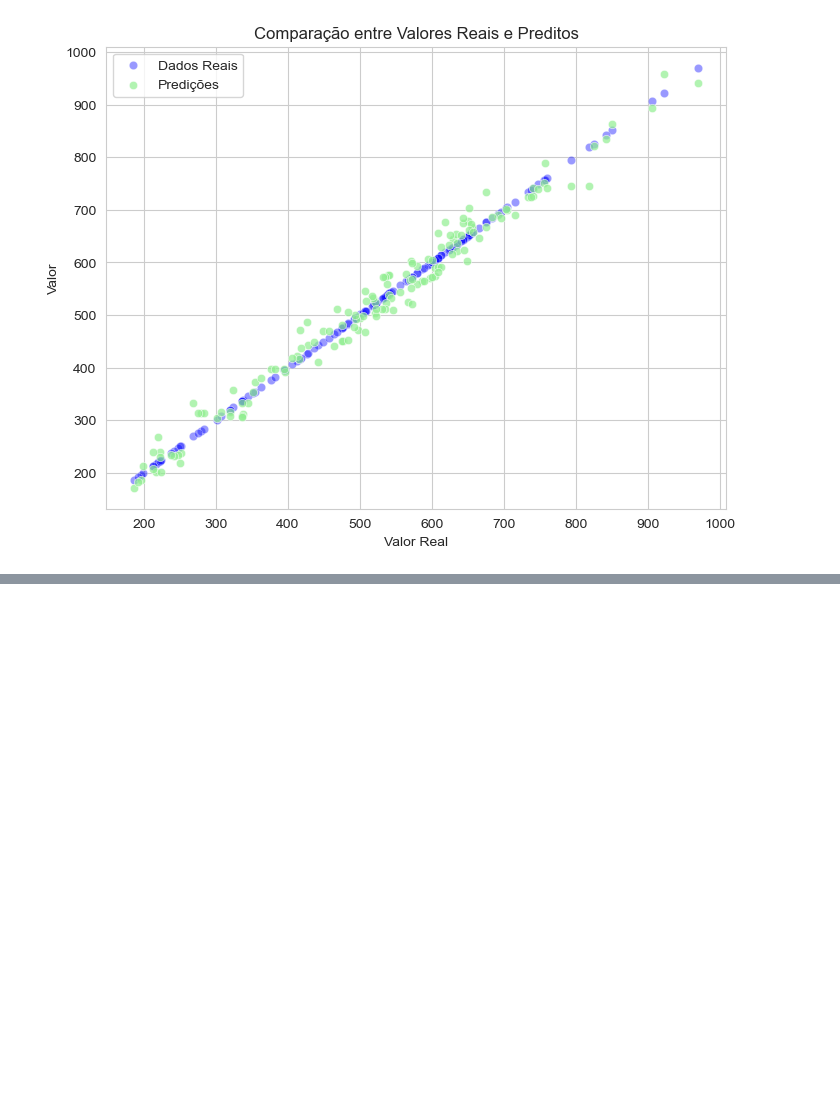
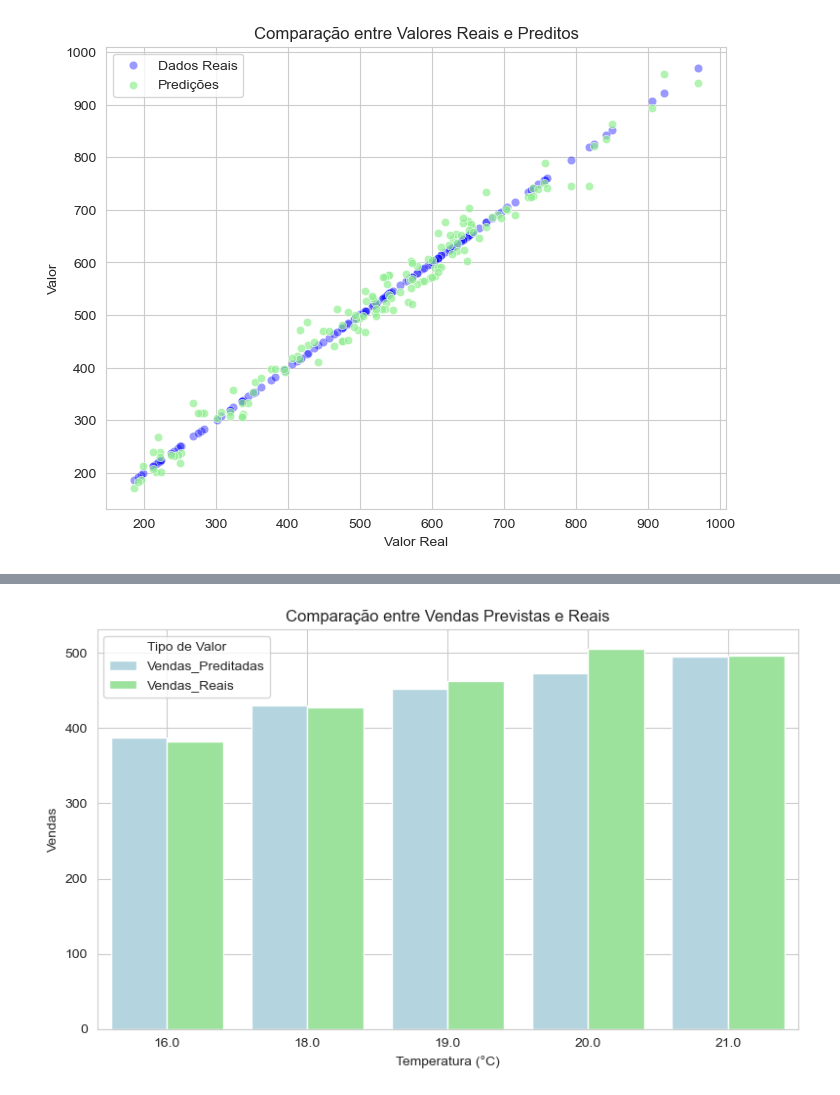
Before and after one commit to JulioFZ00/Portifolio_DataScience, a Jupyter notebook: Projeto_EDA_RegressaoLinear/exploracao_dados_vendas_sorvete.ipynb, the cells around one changed output, grey strips where cells are left out. Saved outputs shown, nothing was run; the diff lists cells and outputs as text; code cells hidden in the pictures; blank space fills up the shorter version.

```diff
--- a/Projeto_EDA_RegressaoLinear/exploracao_dados_vendas_sorvete.ipynb
+++ b/Projeto_EDA_RegressaoLinear/exploracao_dados_vendas_sorvete.ipynb
@@ -179,0 +195,8 @@ plt.show()
+# %%
+# predição para a proxima semana
+predicao = model.predict(df_temp_semana[['Temperature']])
+
+# adicionando predição de vendas da proxima semana
+df_temp_semana['predicao_vendas'] = predicao
+
+df_temp_semana.round(2)
@@ -179,0 +210,4 @@ plt.show()
+# %%
+# separando dias parecidos
+dias_parecidos = base.query('Temperature in [16, 18, 19, 20, 21]')
+dias_parecidos.head(2)
@@ -179,0 +218,5 @@ plt.show()
+# %%
+# tirando a media de vendas dos dias parecidos
+resumo = dias_parecidos.groupby('Temperature')['Revenue'].agg(['sum', 'mean']).reset_index()
+resumo['mean'] = resumo['mean'].round(2)
+resumo
@@ -179,0 +230,44 @@ plt.show()
+# %%
+# Organizando os dados pela temperatura, do menor para o maior
+resumo_ordenado = resumo.sort_values('Temperature')
+
+# Pegando os dias da semana que têm essas temperaturas e também organizando
+temp_selecionadas = resumo_ordenado['Temperature']
+df_temp_ordenado = df_temp_semana[df_temp_semana['Temperature'].isin(temp_selecionadas)]
+df_temp_ordenado = df_temp_ordenado.sort_values('Temperature')
+
+# Criando um novo DataFrame com os valores que vamos comparar
+dados_para_grafico = pd.DataFrame()
+dados_para_grafico['Temperatura'] = resumo_ordenado['Temperature']
+dados_para_grafico['Vendas_Preditadas'] = df_temp_ordenado['predicao_vendas'].values
+dados_para_grafico['Vendas_Reais'] = resumo_ordenado['mean'].values
+
+# Mudando o formato da tabela para facilitar o gráfico
+# (vai ficar uma linha pra cada tipo de venda por temperatura)
+df_plot = dados_para_grafico.melt(
+    id_vars='Temperatura',
+    value_vars=['Vendas_Preditadas', 'Vendas_Reais'],
+    var_name='Tipo',
+    value_name='Vendas'
+)
+
+# Criando o gráfico de barras
+plt.figure(figsize=(8,5))
+sns.barplot(
+    data=df_plot,
+    x='Temperatura',
+    y='Vendas',
+    hue='Tipo',
+    palette={'Vendas_Preditadas': 'lightblue', 'Vendas_Reais': 'lightgreen'}
+)
+
+# Deixando o gráfico mais bonitinho
+plt.title('Comparação entre Vendas Previstas e Reais')
+plt.xlabel('Temperatura (°C)')
+plt.ylabel('Vendas')
+plt.grid(True)
+plt.legend(title='Tipo de Valor')
+plt.tight_layout()
+plt.show()
+# %% [output]
+[figure, added]
```
Also changed, not shown: parts of 6 cells of this notebook.
